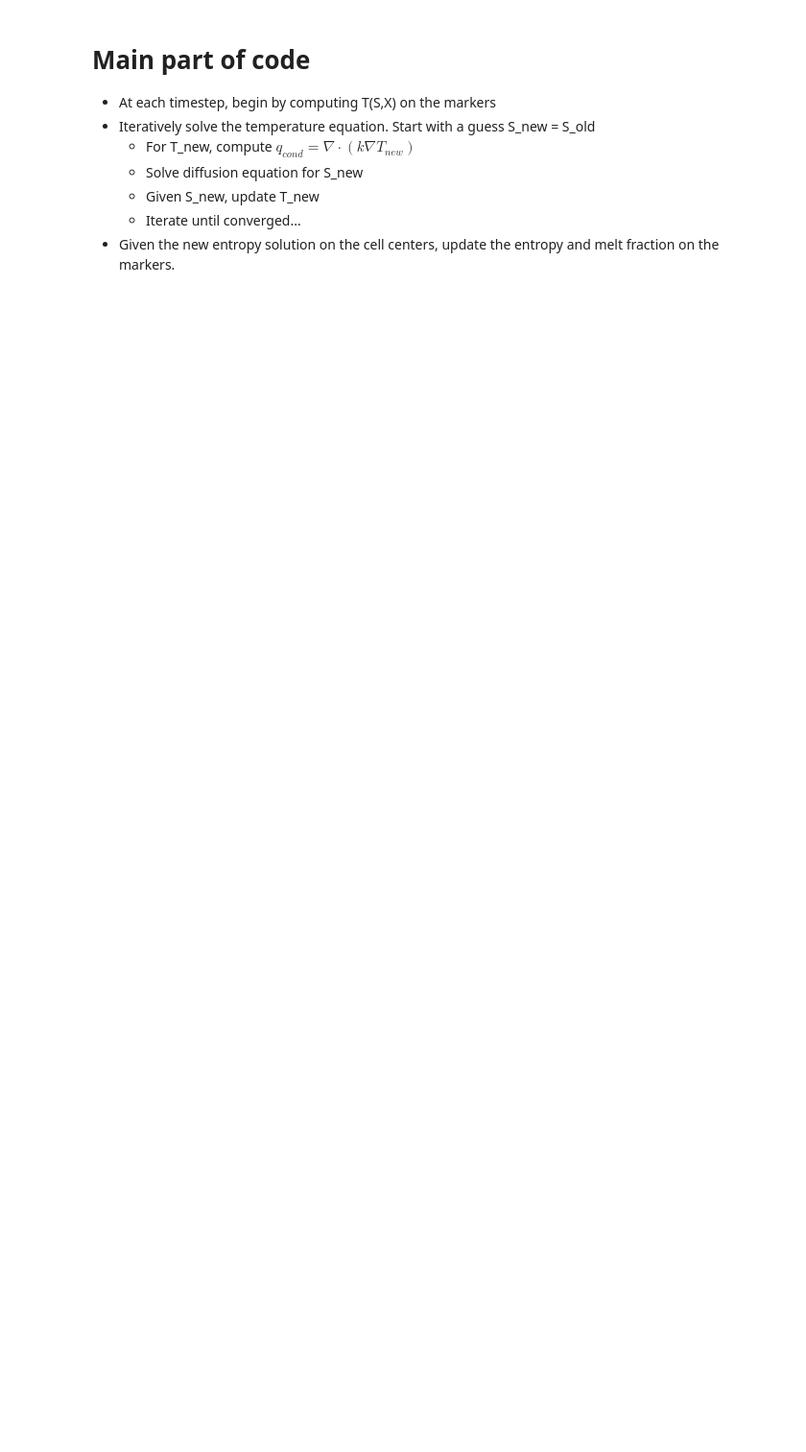
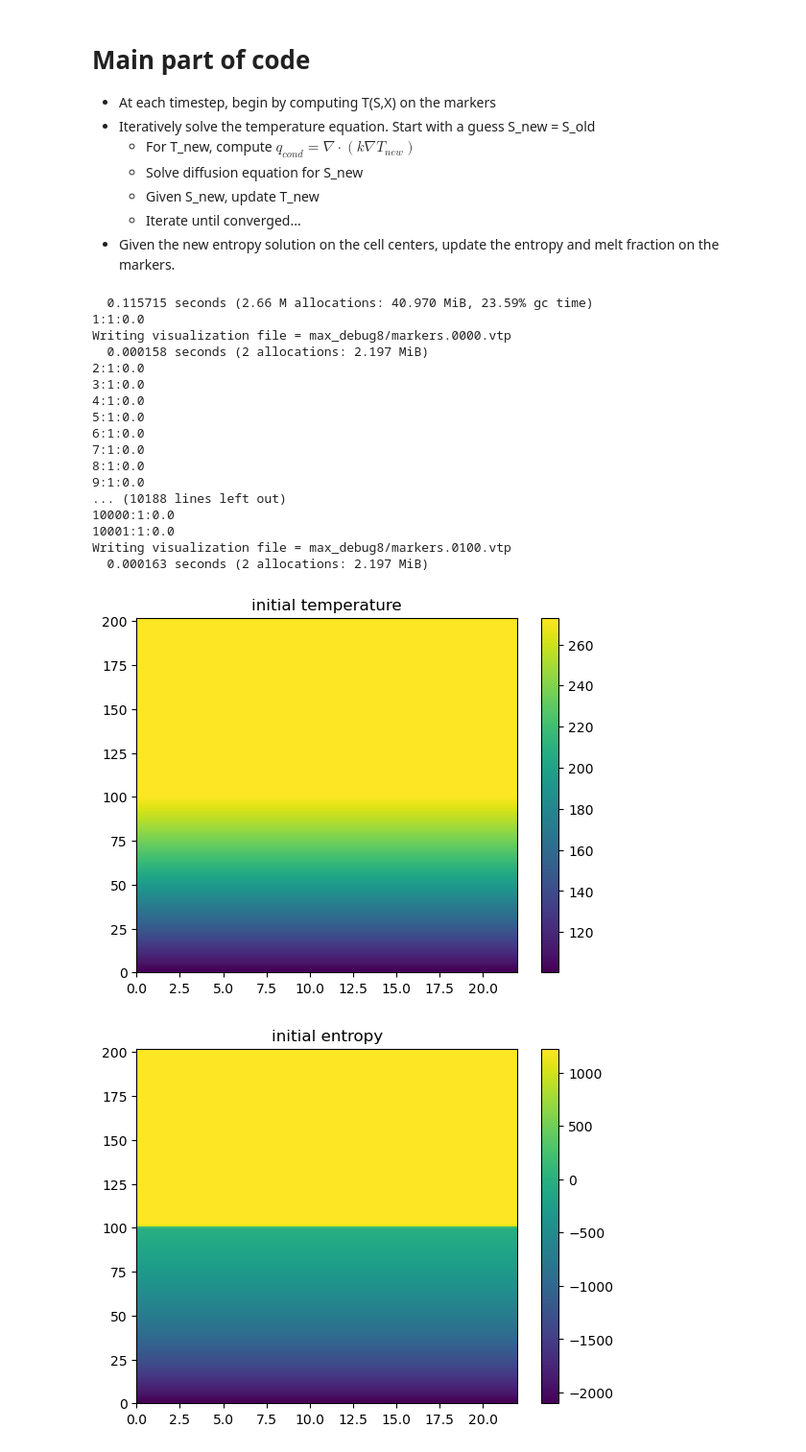
Before and after one commit to maxrudolph/gerya-julia, a Jupyter notebook: StefanProblem-Markers.ipynb, the cells around one changed output. Shown at 96% size. Saved outputs shown, nothing was run; the diff lists cells and outputs as text; code cells hidden in the pictures; blank space fills up the shorter version.

Commit message:
debugging stefan+markers - thickening rate issue with subgrid diffusion

```diff
--- a/StefanProblem-Markers.ipynb
+++ b/StefanProblem-Markers.ipynb
@@ -246,7 +252,7 @@ time = 0.0
 iout=0
 dt = calculate_diffusion_timestep(mygrid,options)
 
-for itime in 1:20001
+for itime in 1:10001
     Xlast,Tlast = marker_to_stag(markers,mygrid,["X","T"],"center")
     rhoT = markers.scalars[markers.scalarFields["rho"],:] .* markers.scalars[markers.scalarFields["T"],:]
     Slast, = marker_to_stag(markers,mygrid,["S"],"center",extra_weight=rhoT)
@@ -255,12 +261,13 @@ for itime in 1:20001
     Tnew = copy(Tlast)
     Xnew = copy(Xlast)
     for titer in 1:300
-        q_vx,q_vy = compute_q_cond(mygrid,Tnew,kThermal_vx,kThermal_vy) # W/m^2
-        #dS = compute_S_new(mygrid,Tnew,rho_c,Hr,q_vx,q_vy,Slast,dt) .- Snew
-        Snew = compute_S_new(mygrid,Tnew,rho_c,Hr,q_vx,q_vy,Slast,dt)
+        # Using Tlast yields an explicit scheme
+        q_vx,q_vy = compute_q_cond(mygrid,Tlast,kThermal_vx,kThermal_vy) # W/m^2
+        # Using Tlast yields an explicit scheme
+        Snew = compute_S_new(mygrid,Tlast,rho_c,Hr,q_vx,q_vy,Slast,dt)
         Tnew,Xnew = update_T_X_from_S(Snew,options)
         Tnew,Xnew,Snew = ghost_nodes_center_TXS(mygrid,Tnew,Xnew,Snew,Tbctype,Tbcval,options)
-        residual = compute_entropy_residual(mygrid,Tnew,rho_c,Hr,q_vx,q_vy,Slast,Snew,dt)
+        residual = compute_entropy_residual(mygrid,Tlast,rho_c,Hr,q_vx,q_vy,Slast,Snew,dt)
         Snorm = norm( residual[2:ny,2:nx] )
 
         if Snorm < 1e-12
@@ -274,38 +281,59 @@ for itime in 1:20001
 
     dS = Snew - Slast
     # compute the subgrid entropy change
-    dS_subgrid_node = subgirdSdiff!( mygrid,markers,Slast,dt,options )
+    dS_subgrid_node = subgirdSdiff!( mygrid,markers,Slast,dt,options,diffusivity=1.0 )
     dS_remaining = dS-dS_subgrid_node
 
     cell_center_change_to_markers!(markers,mygrid,dS_remaining,"S")
     update_marker_T_X!(markers,materials,options)
 
-    interface = get_interface(mygrid,-Snew,-611.0)
+    #interface = get_interface(mygrid,-Snew,-611.0)
+    interface = get_interface(mygrid,-Xnew,-0.5)
     append!(ocean_ice_interface,mean(interface))
 
     # advance to next timestep
     Slast = copy(Snew)
     Xlast = copy(Xnew)
     Tlast = copy(Tnew)
 
     if mod(itime,100) == 1
-        output_dir = "max_debug5"
+        output_dir = "max_debug8"
         if iout == 0
             mkdir(output_dir)
         end
         name1 = @sprintf("%s/markers.%04d.vtp",output_dir,iout)
         println("Writing visualization file = ",name1)
         visualization(markers,time/seconds_in_year;filename=name1)
 
         name2 = @sprintf("%s/nodal_fields.%04d.vtr",output_dir,iout)
         output = Dict( "S"=>Snew[2:ny,2:nx],"X"=>Xnew[2:ny,2:nx],"T"=>Tnew[2:ny,2:nx])
         visualization(mygrid,output,time/seconds_in_year,filename=name2)
 
         iout+=1
     end
     time += dt
     append!(plot_time,time)
 end
+# %% [output]
+  0.115715 seconds (2.66 M allocations: 40.970 MiB, 23.59% gc time)
+1:1:0.0
+Writing visualization file = max_debug8/markers.0000.vtp
+  0.000158 seconds (2 allocations: 2.197 MiB)
+2:1:0.0
+3:1:0.0
+4:1:0.0
+5:1:0.0
+6:1:0.0
+7:1:0.0
+8:1:0.0
+9:1:0.0
+... (10188 lines left out)
+10000:1:0.0
+10001:1:0.0
+Writing visualization file = max_debug8/markers.0100.vtp
+  0.000163 seconds (2 allocations: 2.197 MiB)
+[figure, added]
+[figure, added]
 # %%
 figure()
 pcolor(S0)
```
Also changed, not shown: parts of 4 cells of this notebook, 2 other files.
